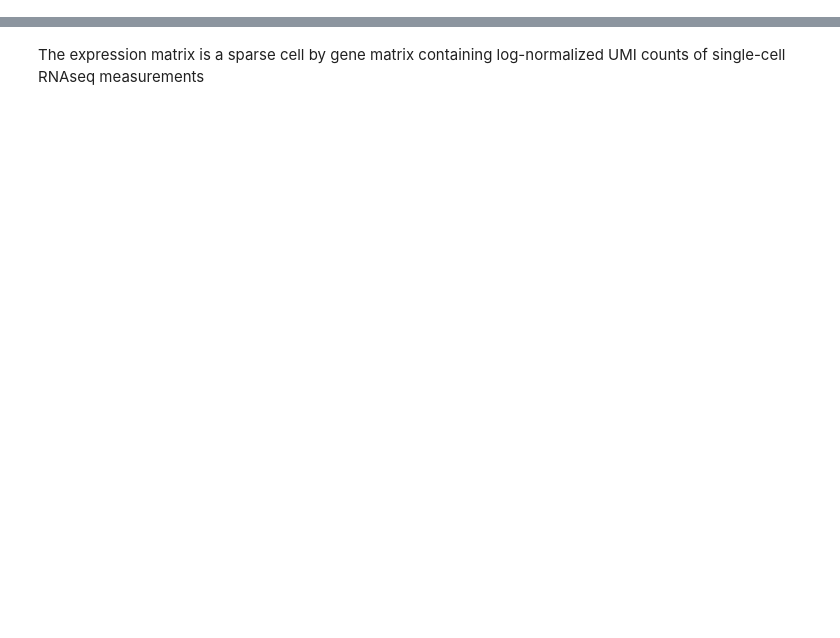
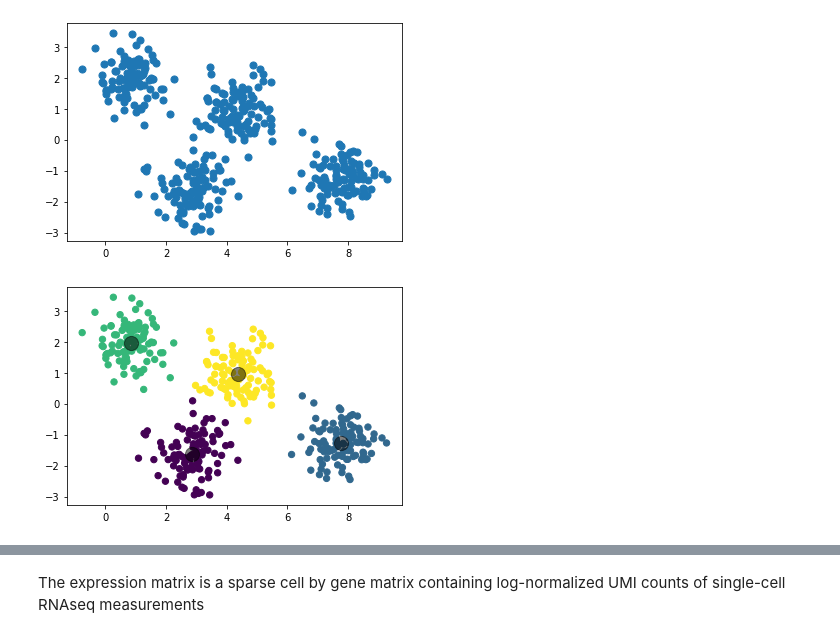
Before and after one commit to bioinfo-ucsd/BISB-Bootcamp-2022, a Jupyter notebook: modules/06-machlearn/06_Machine_Learning.ipynb, the cells around one changed output, grey strips where cells are left out. Cells and saved outputs as stored; diff of their text form; code cells hidden in the pictures; blank space fills up the shorter version.

```diff
--- a/modules/06-machlearn/06_Machine_Learning.ipynb
+++ b/modules/06-machlearn/06_Machine_Learning.ipynb
@@ -0,0 +32,22 @@
+# %%
+# Generate some data
+from sklearn.datasets import make_blobs
+X, y_true = make_blobs(n_samples=400, centers=4,
+                       cluster_std=0.60, random_state=0)
+X = X[:, ::-1] # flip axes for better plotting
+
+# Plot the Raw data
+plt.scatter(X[:, 0], X[:, 1], s=50)
+plt.show()
+
+# Plot the data with K Means Labels
+from sklearn.cluster import KMeans
+kmeans = KMeans(4, random_state=0)
+labels = kmeans.fit(X).predict(X)
+plt.scatter(X[:, 0], X[:, 1], c=labels, s=40, cmap='viridis');
+centers = kmeans.cluster_centers_
+plt.scatter(centers[:, 0], centers[:, 1], c='black', s=200, alpha=0.5);
+plt.show()
+# %% [output]
+[figure, added]
+[figure, added]
```
Also changed, not shown: parts of 80 cells of this notebook.
